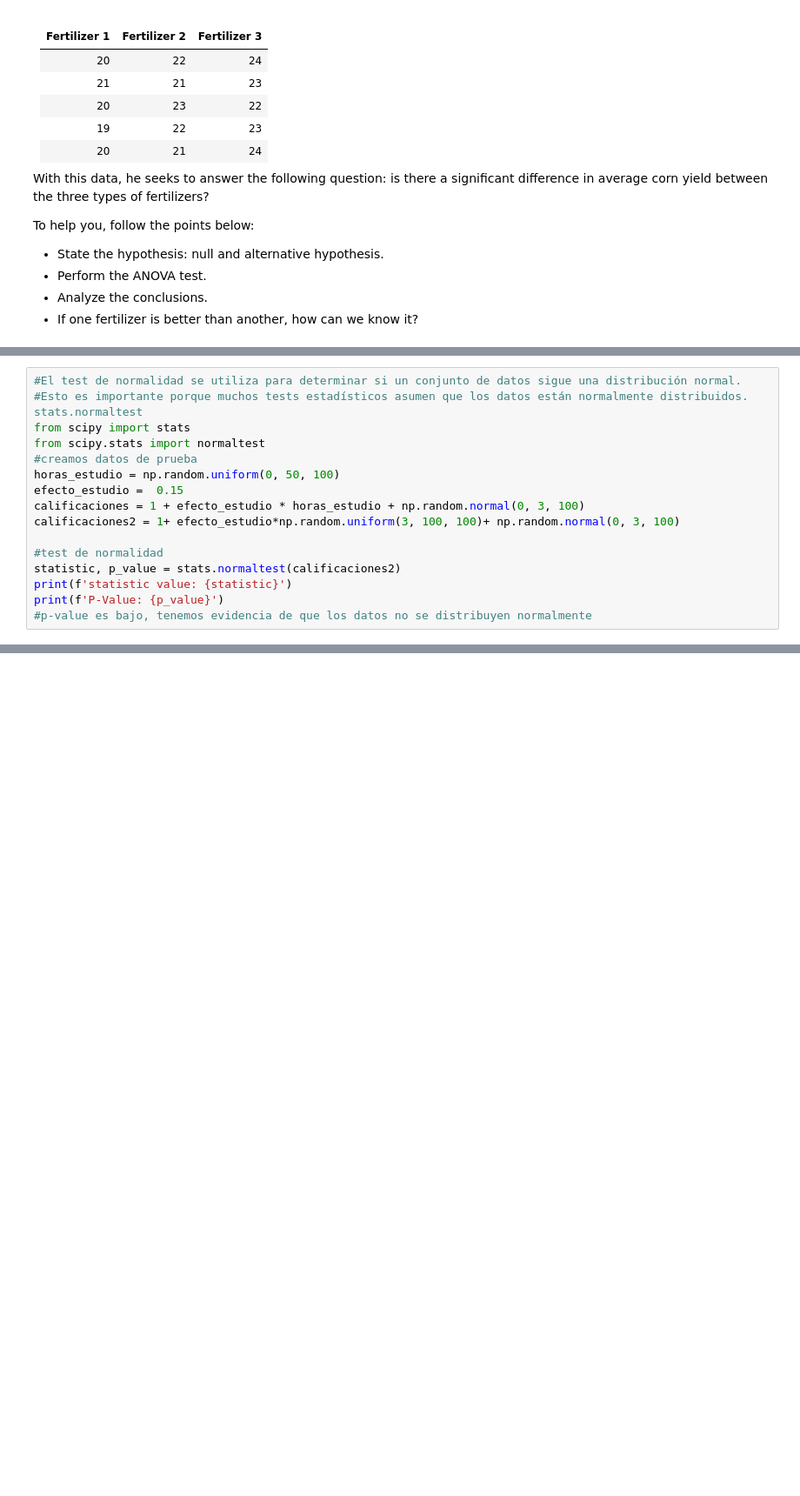
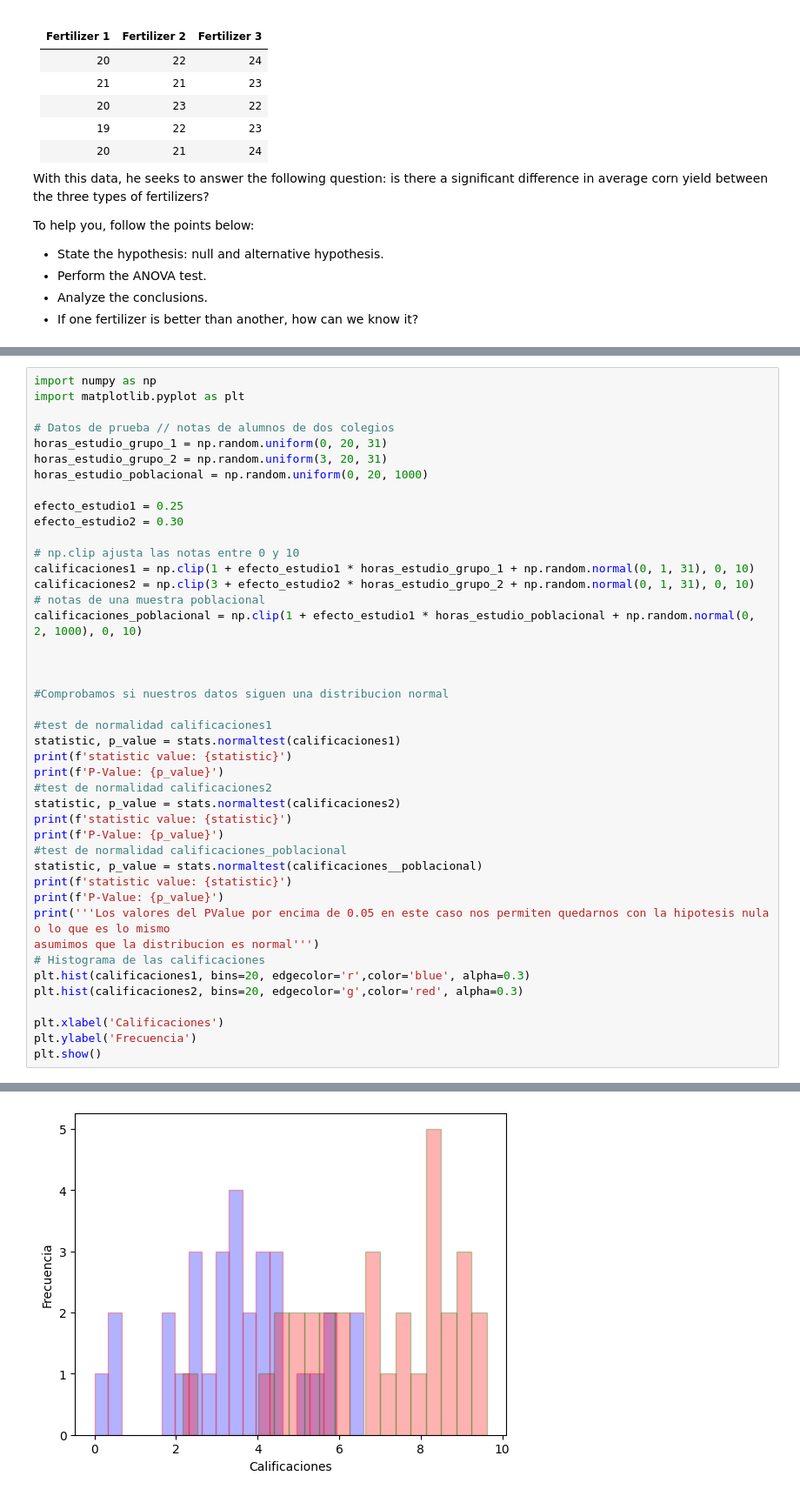
Before and after one commit to Dgasensi/hypothesis-testing-exercises-project-with-python, a Jupyter notebook: notebook/problems.ipynb, the cells around one changed output, grey strips where cells are left out. Shown at 87% size. Cells and saved outputs as stored; diff of their text form; blank space fills up the shorter version.

```diff
--- a/notebook/problems.ipynb
+++ b/notebook/problems.ipynb
@@ -131,17 +203,44 @@ Ahora pruebas con lo que comento felix que veriamos hoy
 # %%
-#El test de normalidad se utiliza para determinar si un conjunto de datos sigue una distribución normal.
-#Esto es importante porque muchos tests estadísticos asumen que los datos están normalmente distribuidos. stats.normaltest
-from scipy import stats
-from scipy.stats import normaltest
-#creamos datos de prueba
-horas_estudio = np.random.uniform(0, 50, 100)
-efecto_estudio =  0.15
-calificaciones = 1 + efecto_estudio * horas_estudio + np.random.normal(0, 3, 100)
-calificaciones2 = 1+ efecto_estudio*np.random.uniform(3, 100, 100)+ np.random.normal(0, 3, 100)
+import numpy as np
+import matplotlib.pyplot as plt
 
-#test de normalidad
+# Datos de prueba // notas de alumnos de dos colegios
+horas_estudio_grupo_1 = np.random.uniform(0, 20, 31)
+horas_estudio_grupo_2 = np.random.uniform(3, 20, 31)
+horas_estudio_poblacional = np.random.uniform(0, 20, 1000)
+
+efecto_estudio1 = 0.25
+efecto_estudio2 = 0.30
+
+# np.clip ajusta las notas entre 0 y 10
+calificaciones1 = np.clip(1 + efecto_estudio1 * horas_estudio_grupo_1 + np.random.normal(0, 1, 31), 0, 10)
+calificaciones2 = np.clip(3 + efecto_estudio2 * horas_estudio_grupo_2 + np.random.normal(0, 1, 31), 0, 10)
+# notas de una muestra poblacional
+calificaciones_poblacional = np.clip(1 + efecto_estudio1 * horas_estudio_poblacional + np.random.normal(0, 2, 1000), 0, 10)
+
+
+
+#Comprobamos si nuestros datos siguen una distribucion normal
+
+#test de normalidad calificaciones1
+statistic, p_value = stats.normaltest(calificaciones1)
+print(f'statistic value: {statistic}')
+print(f'P-Value: {p_value}')
+#test de normalidad calificaciones2
 statistic, p_value = stats.normaltest(calificaciones2)
 print(f'statistic value: {statistic}')
 print(f'P-Value: {p_value}')
-#p-value es bajo, tenemos evidencia de que los datos no se distribuyen normalmente
+#test de normalidad calificaciones_poblacional
+statistic, p_value = stats.normaltest(calificaciones__poblacional)
+print(f'statistic value: {statistic}')
+print(f'P-Value: {p_value}')
+print('''Los valores del PValue por encima de 0.05 en este caso nos permiten quedarnos con la hipotesis nula o lo que es lo mismo
+asumimos que la distribucion es normal''')
+# Histograma de las calificaciones
+plt.hist(calificaciones1, bins=20, edgecolor='r',color='blue', alpha=0.3)
+plt.hist(calificaciones2, bins=20, edgecolor='g',color='red', alpha=0.3)
+
+plt.xlabel('Calificaciones')
+plt.ylabel('Frecuencia')
+plt.show()
 # %% [output]
@@ -150 +255,2 @@ P-Value: 0.21548346619320632
+[figure, added]
 # %%
```
Also changed, not shown: parts of 14 cells of this notebook.
